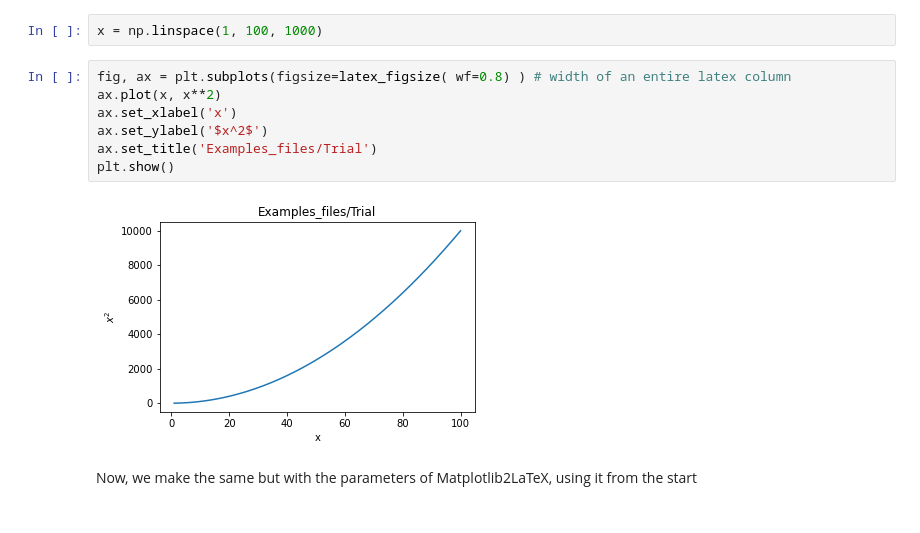
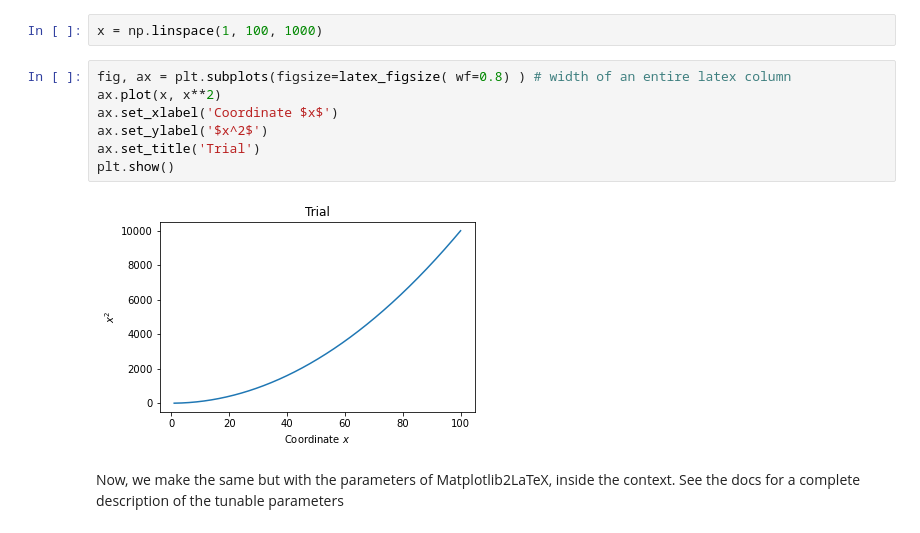
Before and after one commit to mballarin97/Matplotlib2LaTeX, a Jupyter notebook: Examples.ipynb, the cells around one changed output. Saved outputs shown, nothing was run; the diff lists cells and outputs as text.

```diff
--- a/Examples.ipynb
+++ b/Examples.ipynb
@@ -14,11 +14,11 @@ x = np.linspace(1, 100, 1000)
 # %%
 fig, ax = plt.subplots(figsize=latex_figsize( wf=0.8) ) # width of an entire latex column
 ax.plot(x, x**2)
-ax.set_xlabel('x')
+ax.set_xlabel('Coordinate $x$')
 ax.set_ylabel('$x^2$')
-ax.set_title('Examples_files/Trial')
+ax.set_title('Trial')
 plt.show()
 # %% [output]
-[figure, old version]
+[figure, new version]
 # %% [markdown]
-Now, we make the same but with the parameters of Matplotlib2LaTeX, using it from the start
+Now, we make the same but with the parameters of Matplotlib2LaTeX, inside the context. See the docs for a complete description of the tunable parameters
```
Also changed, not shown: parts of 10 cells of this notebook, 17 other files.
